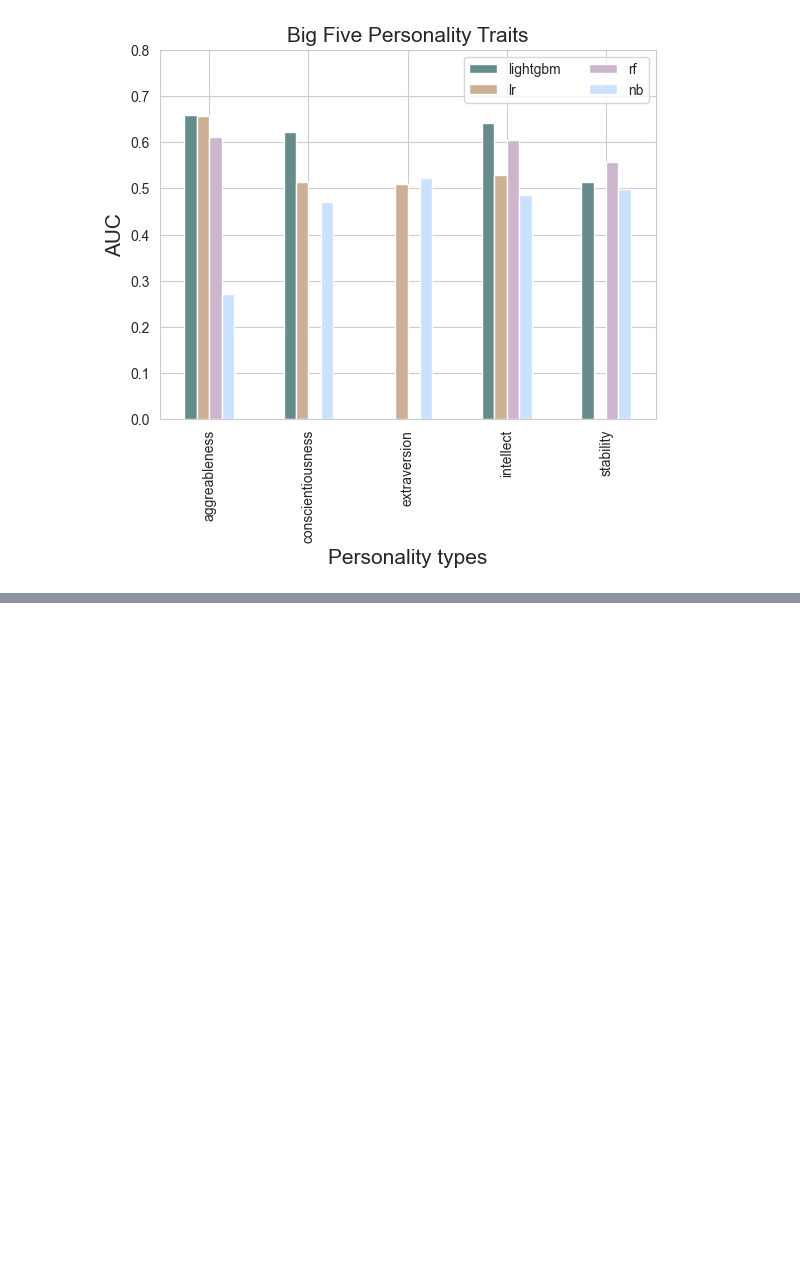
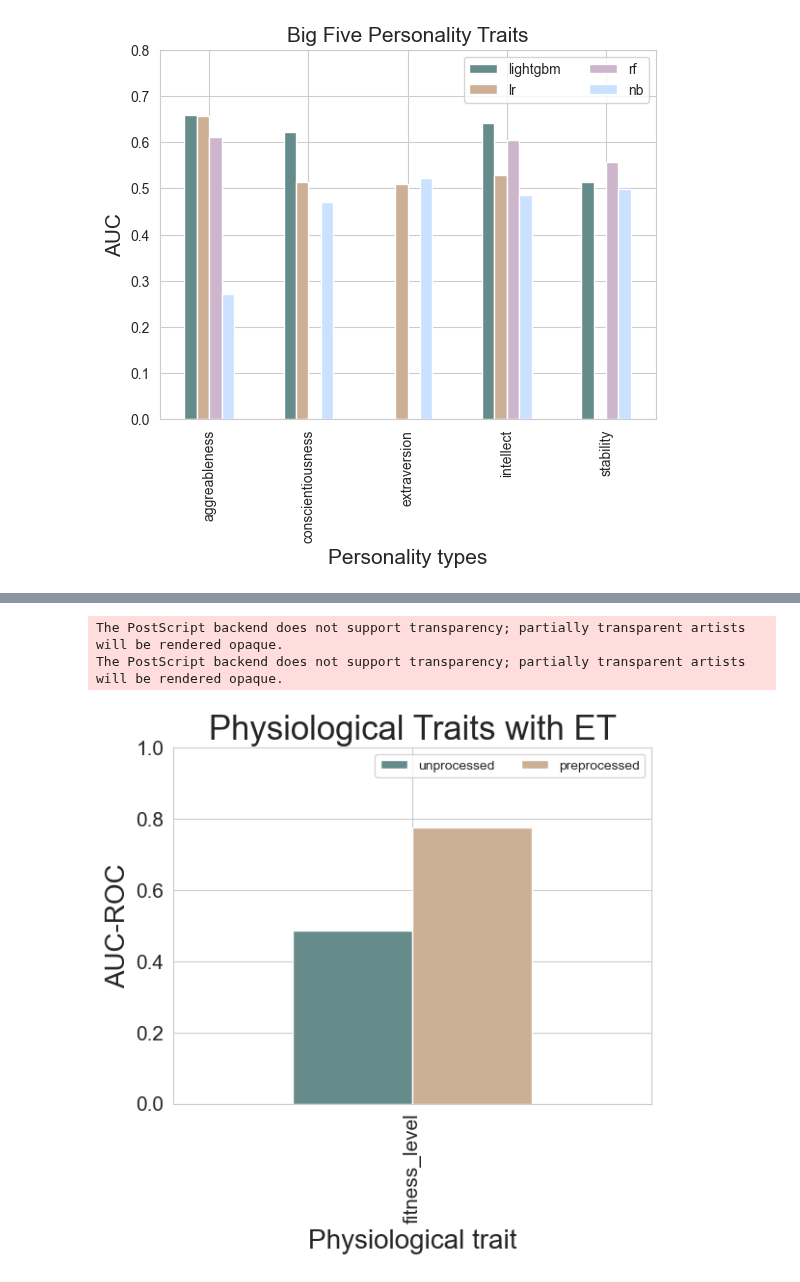
Before and after one commit to kcristinaa/RAIS-miniproject, a Jupyter notebook: notebooks_correlations_and_visualizations/barplots_models_results.ipynb, the cells around one changed output, grey strips where cells are left out. Cells and saved outputs as stored; diff of their text form; code cells hidden in the pictures; blank space fills up the shorter version.

Commit message:
barplots to compare datasets finished

```diff
--- a/notebooks_correlations_and_visualizations/barplots_models_results.ipynb
+++ b/notebooks_correlations_and_visualizations/barplots_models_results.ipynb
@@ -121,0 +128,23 @@ The PostScript backend does not support transparency; partially transparent arti
+# %%
+# AUCs from ET model
+plotdata = pd.DataFrame({
+    "unprocessed":[0.4868],
+    "preprocessed":[0.775],
+    },
+    index=["fitness_level"]
+)
+plotdata.plot(kind="bar")
+plt.title("Physiological Traits with ET", size=25)
+plt.xlabel("Physiological trait", size=20)
+plt.ylabel("AUC-ROC", size=20)
+plt.ylim(0, 1)
+plt.xticks(fontsize=15)
+plt.yticks(fontsize=15)
+plt.legend(loc='best', ncol=2)
+plt.savefig("visualizations/physiological_AUC_barplot_datasets.png",bbox_inches='tight')
+plt.savefig("visualizations/physiological_AUC_barplot_datasets.eps",bbox_inches='tight')
+plt.show()
+# %% [output]
+The PostScript backend does not support transparency; partially transparent artists will be rendered opaque.
+The PostScript backend does not support transparency; partially transparent artists will be rendered opaque.
+[figure, added]
```
Also changed, not shown: parts of 3 cells of this notebook, 8 other files.
